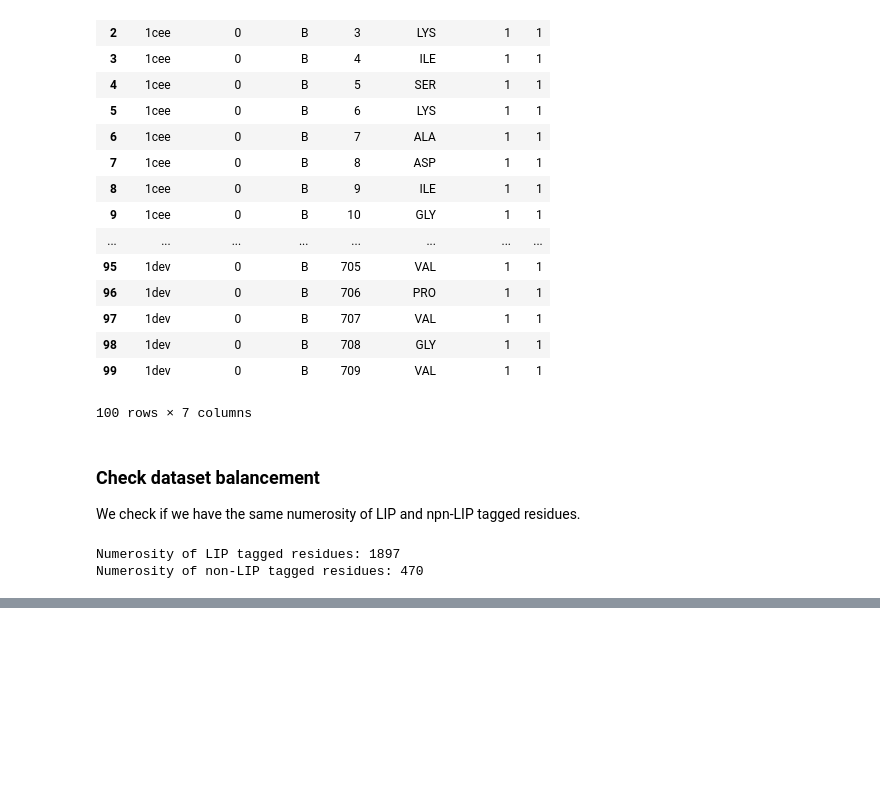
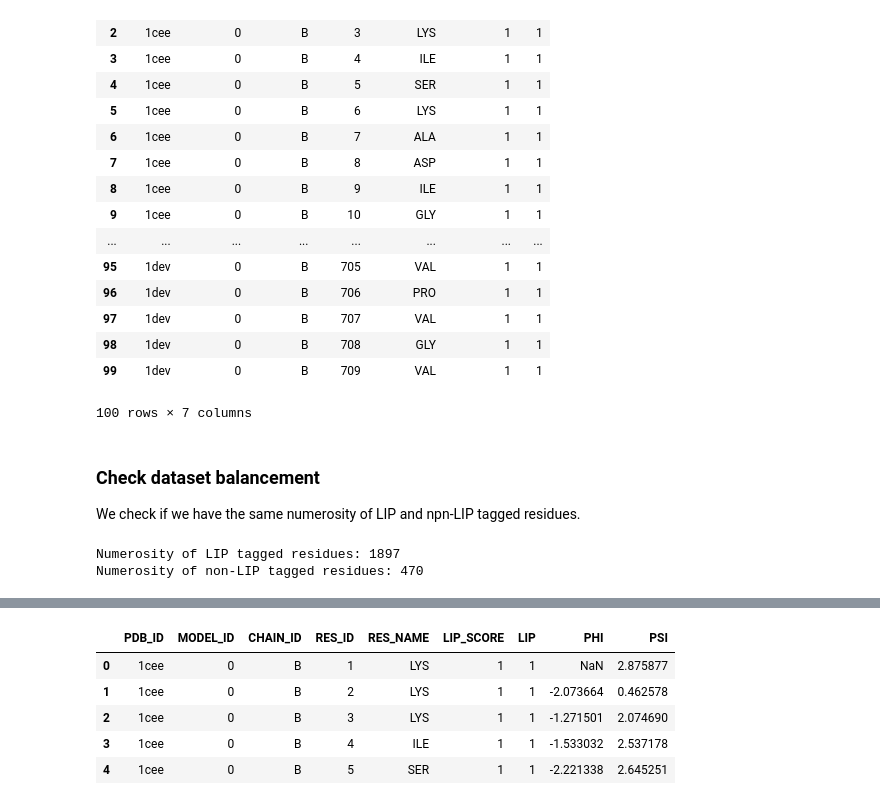
Before and after one commit to f-grimaldi/Linear-Interactive-Peptides-LIPs-Predictor, a Jupyter notebook: predictor.ipynb, the cells around one changed output, grey strips where cells are left out. Saved outputs shown, nothing was run; the diff lists cells and outputs as text; code cells hidden in the pictures; blank space fills up the shorter version.

```diff
--- a/predictor.ipynb
+++ b/predictor.ipynb
@@ -186,0 +233,12 @@ fig = plt.hist(ds_residues['LIP'])
+# %%
+# Add PHI and PSI angles columns to residues dataset
+ds_residues['PHI'] = pd.Series(phi)
+ds_residues['PSI'] = pd.Series(psi)
+ds_residues.head()
+# %% [output]
+|  | PDB_ID | MODEL_ID | CHAIN_ID | RES_ID | RES_NAME | LIP_SCORE | LIP | PHI | PSI |
+| 0 | 1cee | 0 | B | 1 | LYS | 1 | 1 | NaN | 2.875877 |
+| 1 | 1cee | 0 | B | 2 | LYS | 1 | 1 | -2.073664 | 0.462578 |
+| 2 | 1cee | 0 | B | 3 | LYS | 1 | 1 | -1.271501 | 2.074690 |
+| 3 | 1cee | 0 | B | 4 | ILE | 1 | 1 | -1.533032 | 2.537178 |
+| 4 | 1cee | 0 | B | 5 | SER | 1 | 1 | -2.221338 | 2.645251 |
```
Also changed, not shown: parts of 13 cells of this notebook.
